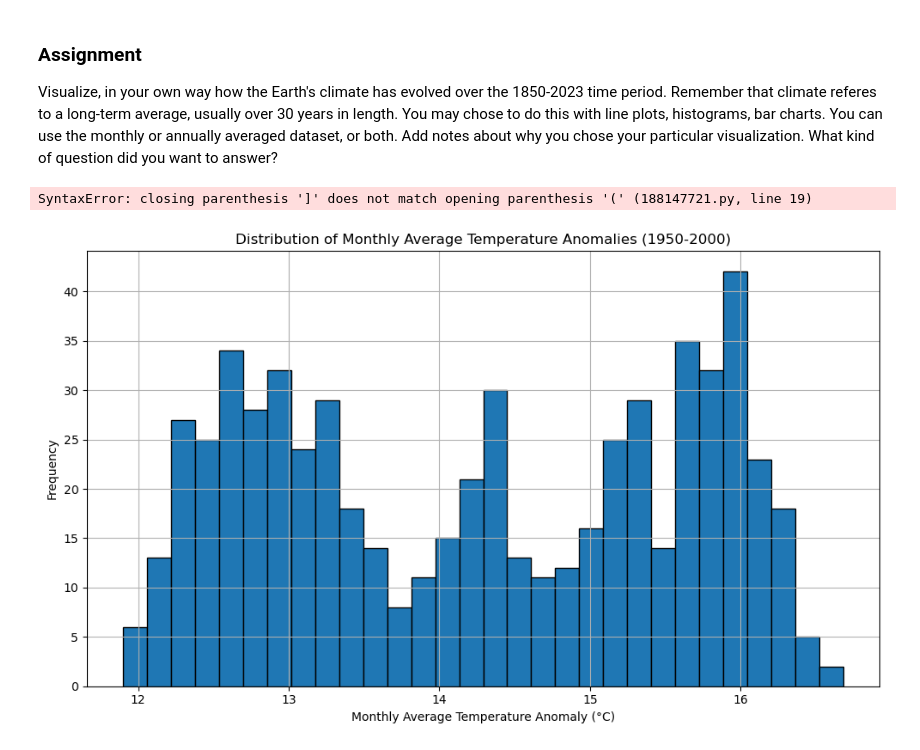
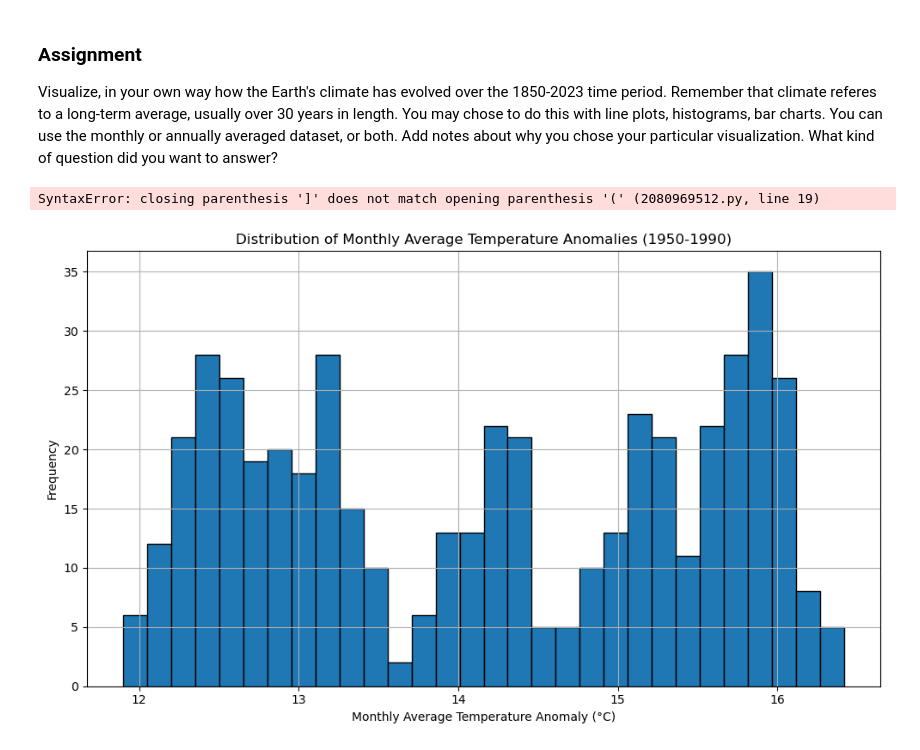
Before and after one commit to borncipher90/CFR-2024, a Jupyter notebook: module_climate/00_intro_to_climate.ipynb, the cells around one changed output. Cells and saved outputs as stored; diff of their text form; code cells hidden in the pictures.

```diff
--- a/module_climate/00_intro_to_climate.ipynb
+++ b/module_climate/00_intro_to_climate.ipynb
@@ -140,8 +140,8 @@ def plot_histogram(gast, start_year, end_year):
     plt.show()
 
 # Example: Plotting for the period 1950-2000
-plot_histogram(gast, 1950, 2000) plot_histogram(gast, start_year, end_year)
+plot_histogram(gast, 1950, 1990) plot_histogram(gast, start_year, end_year)
 #Fiter data for specified years
 gast_filtered = gast(gast['Year'] >= start_year, (gast['Year'], <= end_year])
 # %% [output]
-SyntaxError: closing parenthesis ']' does not match opening parenthesis '(' (188147721.py, line 19)
+SyntaxError: closing parenthesis ']' does not match opening parenthesis '(' (2080969512.py, line 19)
@@ -148,20 +163,5 @@ SyntaxError: closing parenthesis ']' does not match opening parenthesis '(' (188
 # %%
- #Function to plot histogram of monthly average temperature anomalies for a specific range of years
-def plot_histogram(gast, start_year, end_year):
-    # Filter data for the specified range of years
-    gast_filtered = gast[(gast['Year'] >= start_year) & (gast['Year'] <= end_year)]
-
-    # Histogram of monthly average temperature anomalies
-    plt.figure(figsize=(10, 6))
-    plt.hist(gast_filtered['Monthly Average'], bins=30, edgecolor='black')
-    plt.title(f'Distribution of Monthly Average Temperature Anomalies ({start_year}-{end_year})')
-    plt.xlabel('Monthly Average Temperature Anomaly (°C)')
-    plt.ylabel('Frequency')
-    plt.grid(True)
-    plt.tight_layout()
-    plt.show()
-
 # Example: Plotting for the period 1950-2000
-plot_histogram(gast, 1950, 2000)
+plot_histogram(gast, 1950, 1990)
 # %% [output]
-[figure, old version]
+[figure, new version]
```
Also changed, not shown: parts of 10 cells of this notebook, 3 other files.
